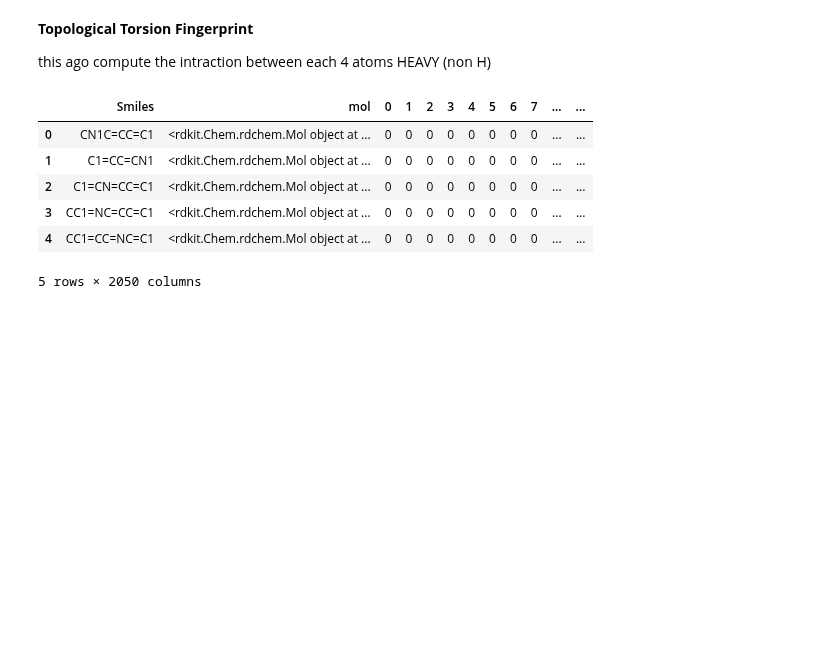
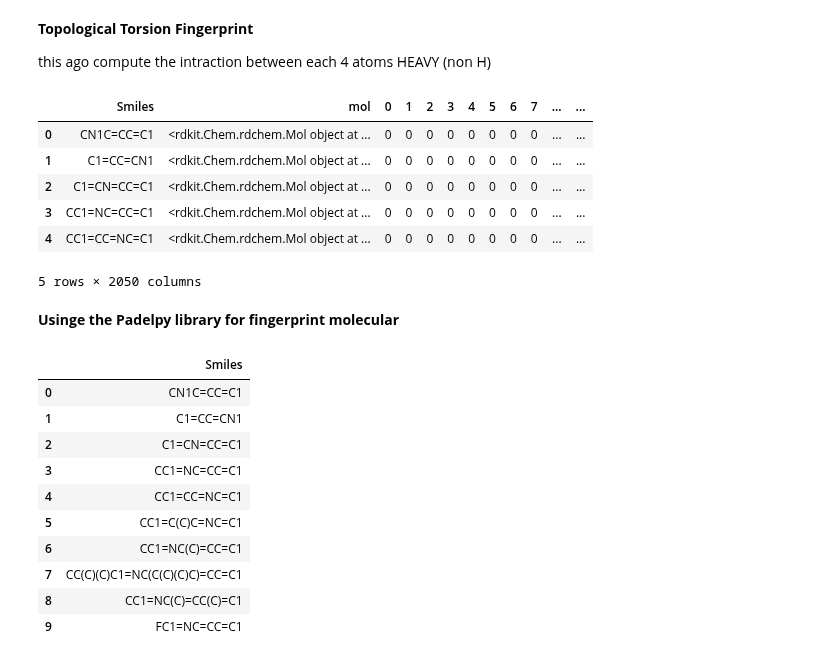
Before and after one commit to Marouane-Elhouari/rdkit-, a Jupyter notebook: analyse_rdkit.ipynb, the cells around one changed output. Cells and saved outputs as stored; diff of their text form; code cells hidden in the pictures; blank space fills up the shorter version.

```diff
--- a/analyse_rdkit.ipynb
+++ b/analyse_rdkit.ipynb
@@ -644,3 +644,5 @@ TTF.head()
 | 3 | CC1=NC=CC=C1 | <rdkit.Chem.rdchem.Mol object at ... | 0 | 0 | 0 | 0 | 0 | 0 | 0 | 0 | ... | ... |
 | 4 | CC1=CC=NC=C1 | <rdkit.Chem.rdchem.Mol object at ... | 0 | 0 | 0 | 0 | 0 | 0 | 0 | 0 | ... | ... |
 5 rows × 2050 columns
+# %% [markdown]
+**Usinge the Padelpy library for fingerprint molecular**
@@ -646,0 +685,21 @@ TTF.head()
+# %%
+import pandas as pd
+from rdkit.Chem import Draw
+from rdkit.Chem import Descriptors
+from rdkit.Chem import AllChem , PandasTools
+from rdkit.ML.Descriptors import MoleculeDescriptors
+
+df = pd.read_excel(r'C:\Users\pc\Desktop\project\tutorial_rdkit\Heteroaromatics.xlsx')
+df.head(10)
+# %% [output]
+|  | Smiles |
+| 0 | CN1C=CC=C1 |
+| 1 | C1=CC=CN1 |
+| 2 | C1=CN=CC=C1 |
+| 3 | CC1=NC=CC=C1 |
+| 4 | CC1=CC=NC=C1 |
+| 5 | CC1=C(C)C=NC=C1 |
+| 6 | CC1=NC(C)=CC=C1 |
+| 7 | CC(C)(C)C1=NC(C(C)(C)C)=CC=C1 |
+| 8 | CC1=NC(C)=CC(C)=C1 |
+| 9 | FC1=NC=CC=C1 |
```
Also changed, not shown: parts of 7 cells of this notebook, 3 other files.
